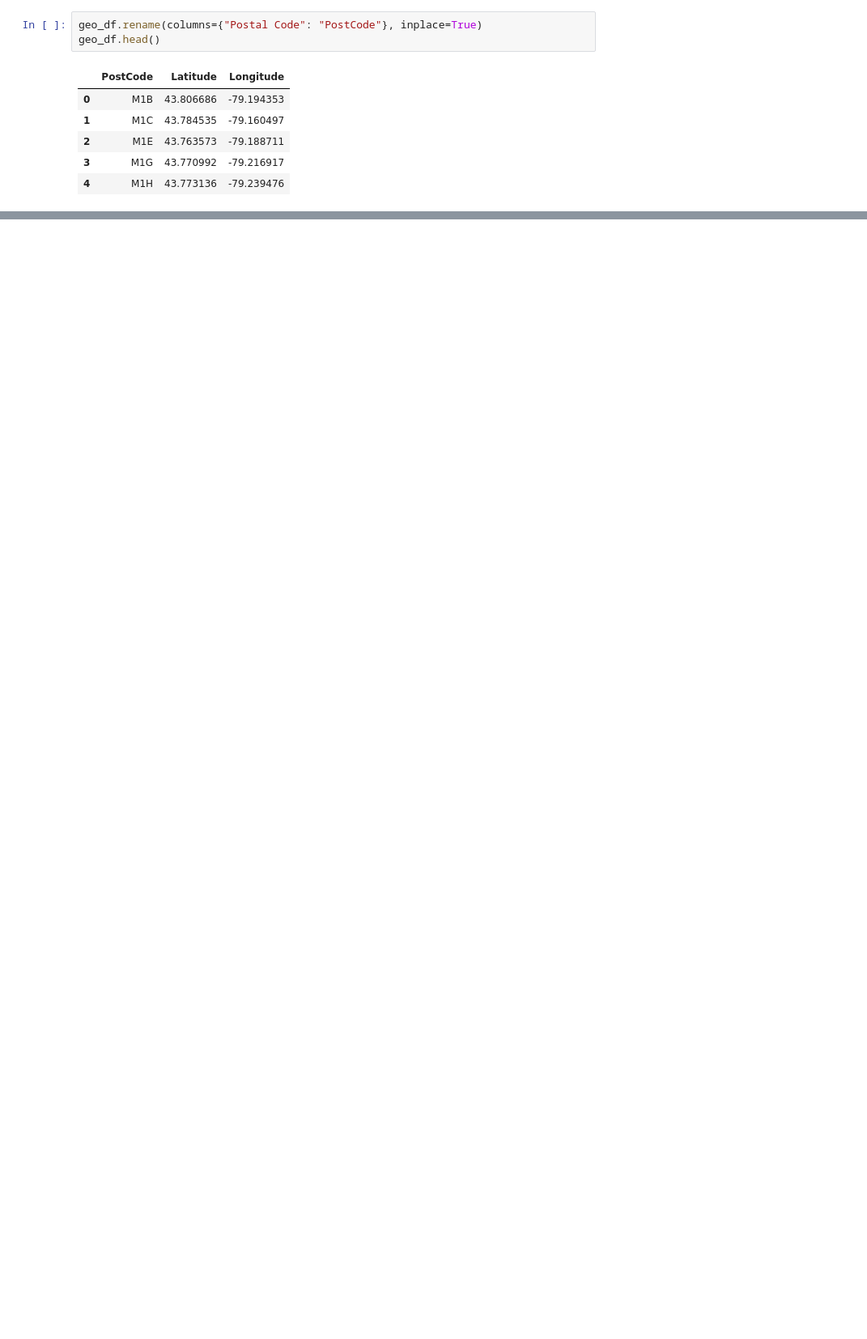
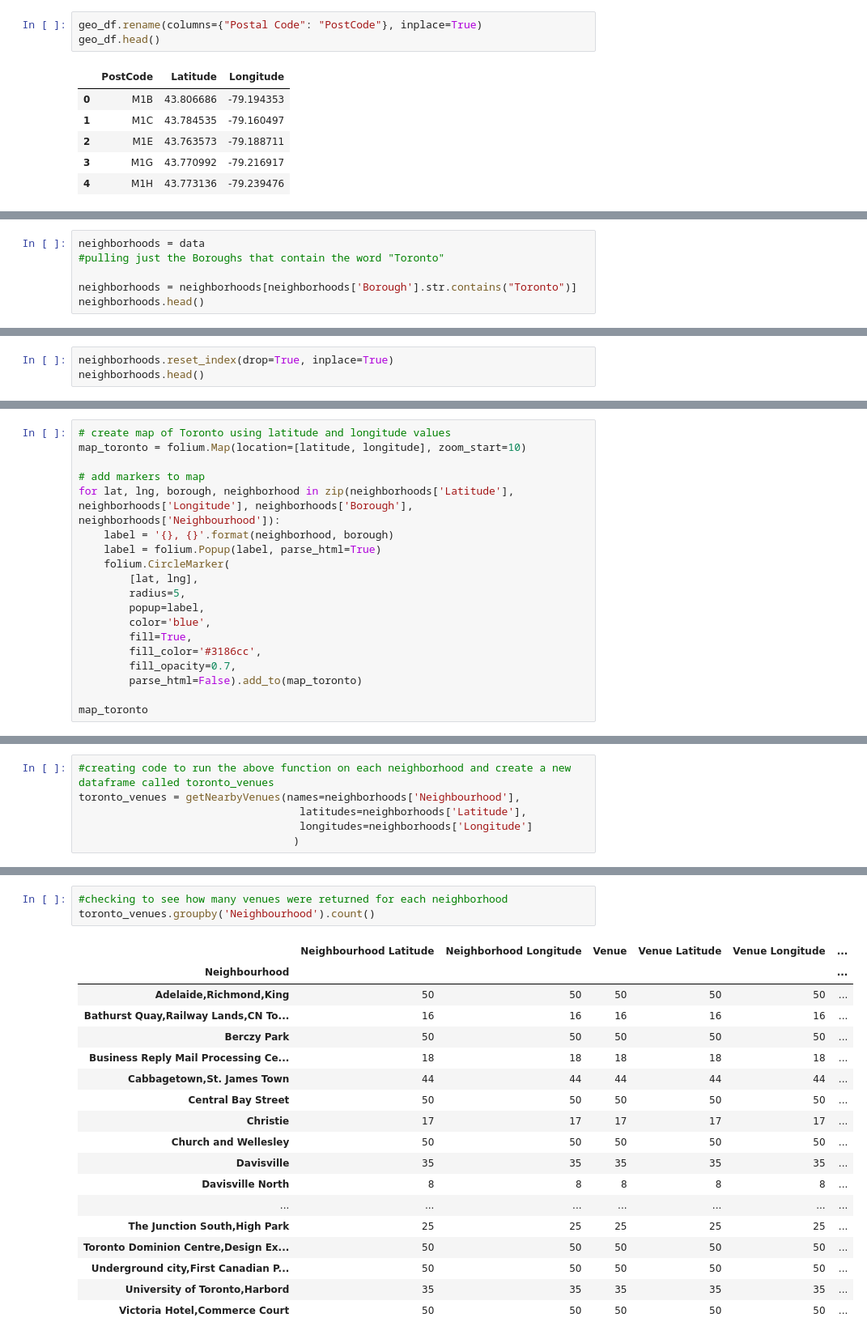
Before and after one commit to S001412/capstone, a Jupyter notebook: canada_code.ipynb, the cells around one changed output, grey strips where cells are left out. Shown: that part at 81% size. Cells and saved outputs as stored; diff of their text form; blank space fills up the shorter version.

```diff
--- a/canada_code.ipynb
+++ b/canada_code.ipynb
@@ -123,0 +174,6 @@ data.head(10)
+# %%
+neighborhoods = data
+#pulling just the Boroughs that contain the word "Toronto"
+
+neighborhoods = neighborhoods[neighborhoods['Borough'].str.contains("Toronto")]
+neighborhoods.head()
@@ -123,0 +187,3 @@ data.head(10)
+# %%
+neighborhoods.reset_index(drop=True, inplace=True)
+neighborhoods.head()
@@ -123,0 +199,19 @@ data.head(10)
+# %%
+# create map of Toronto using latitude and longitude values
+map_toronto = folium.Map(location=[latitude, longitude], zoom_start=10)
+
+# add markers to map
+for lat, lng, borough, neighborhood in zip(neighborhoods['Latitude'], neighborhoods['Longitude'], neighborhoods['Borough'], neighborhoods['Neighbourhood']):
+    label = '{}, {}'.format(neighborhood, borough)
+    label = folium.Popup(label, parse_html=True)
+    folium.CircleMarker(
+        [lat, lng],
+        radius=5,
+        popup=label,
+        color='blue',
+        fill=True,
+        fill_color='#3186cc',
+        fill_opacity=0.7,
+        parse_html=False).add_to(map_toronto)
+
+map_toronto
@@ -123,0 +281,6 @@ data.head(10)
+# %%
+#creating code to run the above function on each neighborhood and create a new dataframe called toronto_venues
+toronto_venues = getNearbyVenues(names=neighborhoods['Neighbourhood'],
+                                   latitudes=neighborhoods['Latitude'],
+                                   longitudes=neighborhoods['Longitude']
+                                  )
@@ -123,0 +318,22 @@ data.head(10)
+# %%
+#checking to see how many venues were returned for each neighborhood
+toronto_venues.groupby('Neighbourhood').count()
+# %% [output]
+|  | Neighbourhood Latitude | Neighborhood Longitude | Venue | Venue Latitude | Venue Longitude | ... |
+| Neighbourhood |  |  |  |  |  | ... |
+| Adelaide,Richmond,King | 50 | 50 | 50 | 50 | 50 | ... |
+| Bathurst Quay,Railway Lands,CN To... | 16 | 16 | 16 | 16 | 16 | ... |
+| Berczy Park | 50 | 50 | 50 | 50 | 50 | ... |
+| Business Reply Mail Processing Ce... | 18 | 18 | 18 | 18 | 18 | ... |
+| Cabbagetown,St. James Town | 44 | 44 | 44 | 44 | 44 | ... |
+| Central Bay Street | 50 | 50 | 50 | 50 | 50 | ... |
+| Christie | 17 | 17 | 17 | 17 | 17 | ... |
+| Church and Wellesley | 50 | 50 | 50 | 50 | 50 | ... |
+| Davisville | 35 | 35 | 35 | 35 | 35 | ... |
+| Davisville North | 8 | 8 | 8 | 8 | 8 | ... |
+| ... | ... | ... | ... | ... | ... | ... |
+| The Junction South,High Park | 25 | 25 | 25 | 25 | 25 | ... |
+| Toronto Dominion Centre,Design Ex... | 50 | 50 | 50 | 50 | 50 | ... |
+| Underground city,First Canadian P... | 50 | 50 | 50 | 50 | 50 | ... |
+| University of Toronto,Harbord | 35 | 35 | 35 | 35 | 35 | ... |
+| Victoria Hotel,Commerce Court | 50 | 50 | 50 | 50 | 50 | ... |
```
Also changed, not shown: parts of 30 cells of this notebook.
